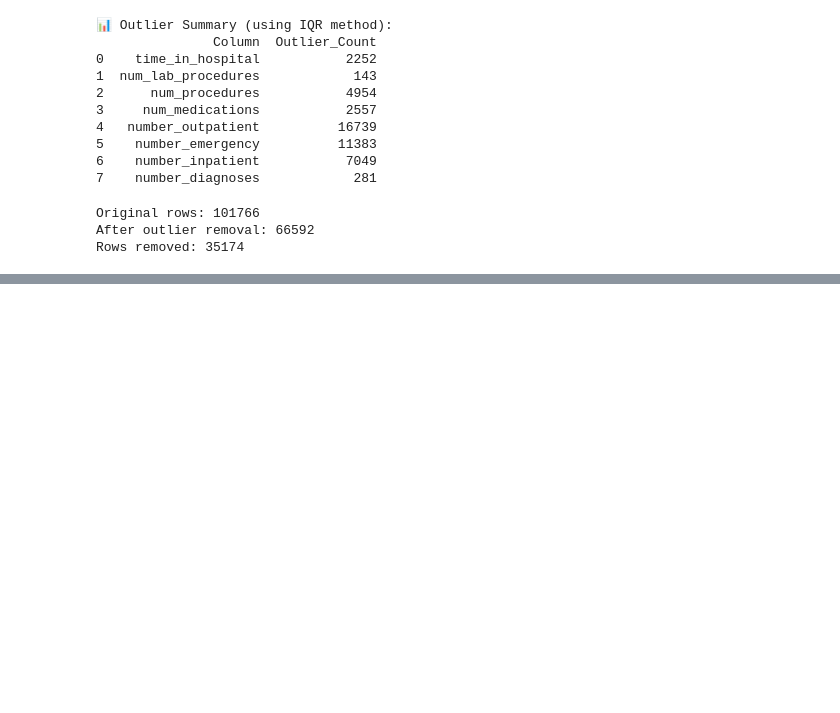
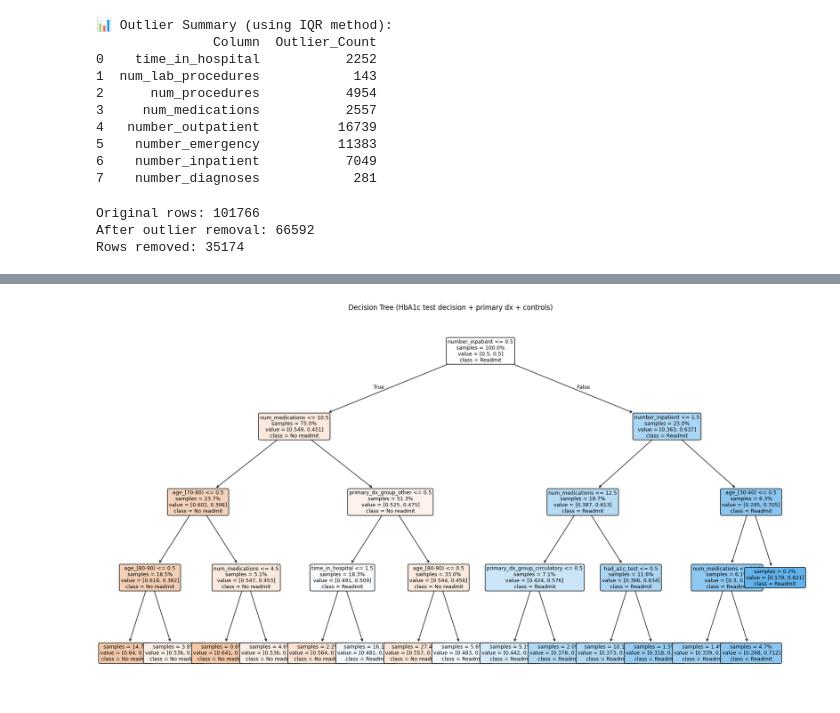
Before and after one commit to MuhammadHamza687/dsf, a Jupyter notebook: DSF_Mid_Lab_Exam.ipynb, the cells around one changed output, grey strips where cells are left out. Saved outputs shown, nothing was run; the diff lists cells and outputs as text; code cells hidden in the pictures; blank space fills up the shorter version.

```diff
--- a/DSF_Mid_Lab_Exam.ipynb
+++ b/DSF_Mid_Lab_Exam.ipynb
@@ -401,0 +1021,82 @@ plt.show()
+# %%
+# Train and visualize a compact Decision Tree on engineered features
+import numpy as np
+import pandas as pd
+import matplotlib.pyplot as plt
+from sklearn.model_selection import train_test_split
+from sklearn.preprocessing import OneHotEncoder
+from sklearn.compose import ColumnTransformer
+from sklearn.pipeline import Pipeline
+from sklearn.tree import DecisionTreeClassifier, plot_tree
+from sklearn.metrics import accuracy_score, f1_score, roc_auc_score, confusion_matrix, classification_report, roc_curve, auc
+
+# Recreate engineered features (same as the previous modeling cell)
+df_model_dt = df_cleaned.copy()
+df_model_dt['A1Cresult'] = df_model_dt['A1Cresult'].fillna('None')
+df_model_dt['had_a1c_test'] = (~df_model_dt['A1Cresult'].isin(['None'])).astype(int)
+
+def map_primary_dx(diag):
+    try:
+        code = float(diag)
+    except Exception:
+        return 'other'
+    if 250 <= code < 251:
+        return 'diabetes'
+    if (390 <= code <= 459) or (code == 785):
+        return 'circulatory'
+    return 'other'
+
+df_model_dt['primary_dx_group'] = df_model_dt['diag_1'].apply(map_primary_dx)
+y_dt = (df_model_dt['readmitted'] != 'NO').astype(int)
+
+numeric_features_dt = [c for c in ['time_in_hospital','num_medications','number_inpatient'] if c in df_model_dt.columns]
+categorical_features_dt = [c for c in ['age','gender','primary_dx_group'] if c in df_model_dt.columns]
+feature_cols_dt = numeric_features_dt + categorical_features_dt + ['had_a1c_test']
+X_dt = df_model_dt[feature_cols_dt].copy()
+
+# Preprocess and model
+pre_dt = ColumnTransformer([('onehot', OneHotEncoder(handle_unknown='ignore', sparse_output=False), categorical_features_dt)], remainder='passthrough')
+dt = DecisionTreeClassifier(max_depth=4, min_samples_leaf=100, class_weight='balanced', random_state=42)
+dt_pipe = Pipeline([('preprocess', pre_dt), ('model', dt)])
+
+X_train_dt, X_test_dt, y_train_dt, y_test_dt = train_test_split(X_dt, y_dt, test_size=0.2, random_state=42, stratify=y_dt)
+dt_pipe.fit(X_train_dt, y_train_dt)
+y_pred_dt = dt_pipe.predict(X_test_dt)
+y_proba_dt = dt_pipe.predict_proba(X_test_dt)[:,1]
+
+print("\n=== Decision Tree (interpretable) ===")
+print(f"Accuracy: {accuracy_score(y_test_dt, y_pred_dt):.4f}")
+print(f"F1-score: {f1_score(y_test_dt, y_pred_dt):.4f}")
+try:
+    print(f"ROC-AUC: {roc_auc_score(y_test_dt, y_proba_dt):.4f}")
+except Exception:
+    pass
+print("\nConfusion Matrix:\n", confusion_matrix(y_test_dt, y_pred_dt))
+
+# Build feature names for plotting
+ohe_dt = dt_pipe.named_steps['preprocess'].named_transformers_['onehot']
+ohe_names_dt = list(ohe_dt.get_feature_names_out(categorical_features_dt))
+final_names_dt = ohe_names_dt + numeric_features_dt + ['had_a1c_test']
+
+# Visualize the tree
+plt.figure(figsize=(22, 12))
+plot_tree(dt_pipe.named_steps['model'],
+          feature_names=final_names_dt,
+          class_names=['No readmit','Readmit'],
+          filled=True,
+          rounded=True,
+          proportion=True,
+          impurity=False,
+          fontsize=9)
+plt.title('Decision Tree (HbA1c test decision + primary dx + controls)')
+plt.show()
+
+# Optional: Feature importance bar plot
+importances = dt_pipe.named_steps['model'].feature_importances_
+imp_df = pd.DataFrame({'feature': final_names_dt, 'importance': importances}).sort_values('importance', ascending=False).head(20)
+plt.figure(figsize=(10,6))
+sns.barplot(data=imp_df, x='importance', y='feature', palette='viridis')
+plt.title('Top Decision Tree Feature Importances')
+plt.tight_layout()
+plt.show()
+# %% [output]
@@ -401,0 +1111 @@ plt.show()
+[figure, added]
```
Also changed, not shown: parts of 25 cells of this notebook.
